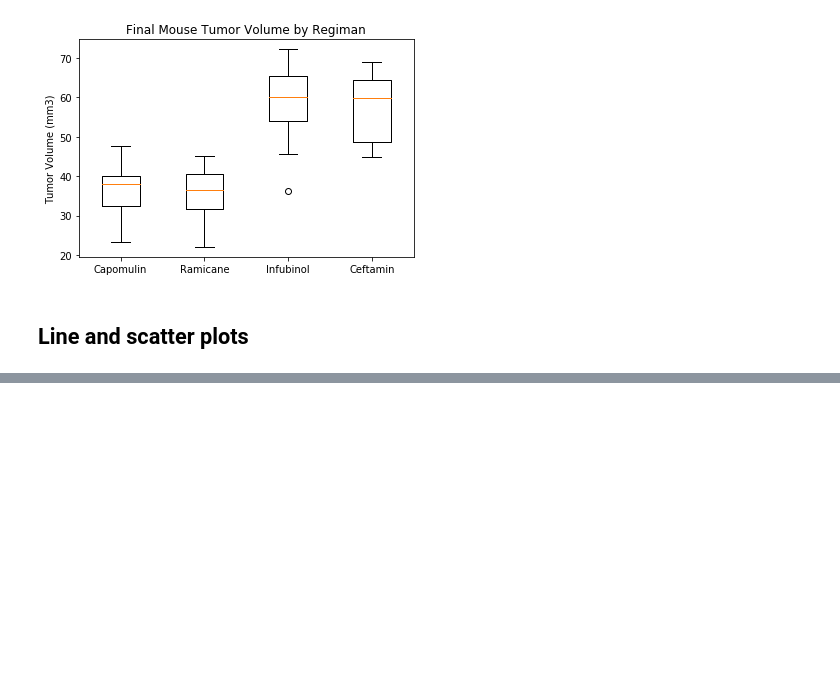
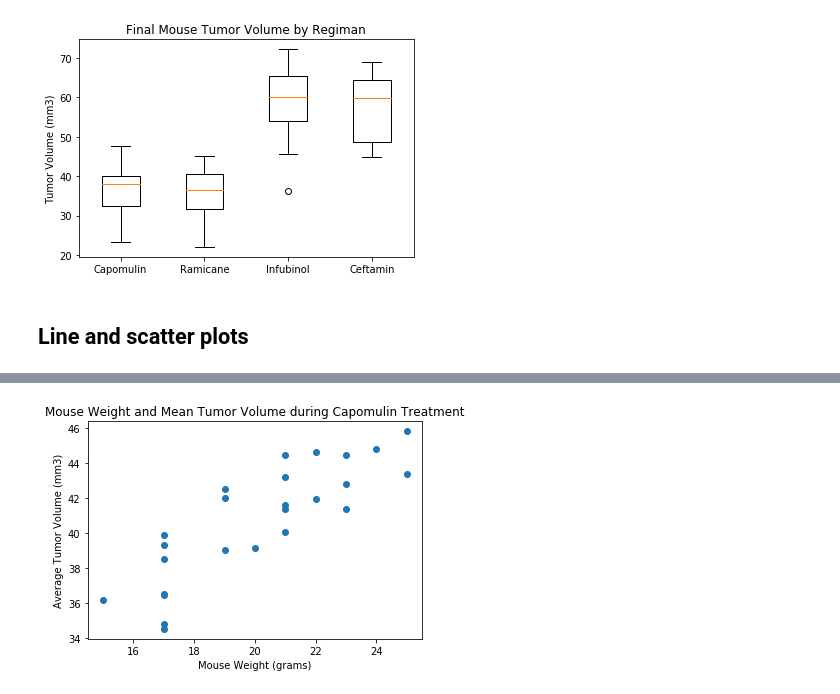
Before and after one commit to DigBaseball/matplotlib-challenge, a Jupyter notebook: pymaceuticals_starter.ipynb, the cells around one changed output, grey strips where cells are left out. Saved outputs shown, nothing was run; the diff lists cells and outputs as text; code cells hidden in the pictures; blank space fills up the shorter version.

Commit message:
Added Scatter plot chart

```diff
--- a/pymaceuticals_starter.ipynb
+++ b/pymaceuticals_starter.ipynb
@@ -207,2 +207,23 @@ plt.xticks(random_mouse_df["Timepoint"],)
+# %%
+# Generate a scatter plot of mouse weight versus average tumor volume for the Capomulin regimen
+
+# Create a dataframe that contains just data for mice that received Capomulin
+capomulin_df = combined_data_df.loc[combined_data_df["Drug Regimen"] == "Capomulin"]
+
+# Determine mean values for each mouse
+mean_capomulin_df = capomulin_df.groupby(["Mouse ID"]).mean()
+
+# Excerpt the weight and volumns and assign them to Series
+capomulin_weights = mean_capomulin_df["Weight (g)"]
+mean_capomulin_volumes = mean_capomulin_df["Tumor Volume (mm3)"]
+
+# Plot the data
+plt.scatter(capomulin_weights,mean_capomulin_volumes)
+plt.title("Mouse Weight and Mean Tumor Volume during Capomulin Treatment")
+plt.xlabel('Mouse Weight (grams)')
+plt.ylabel('Average Tumor Volume (mm3)')
+plt.show()
+# %% [output]
+[figure, added]
 # %%
 # Calculate the correlation coefficient and linear regression model for mouse weight and average tumor volume for the Capomulin regimen
```
Also changed, not shown: parts of 5 cells of this notebook.
